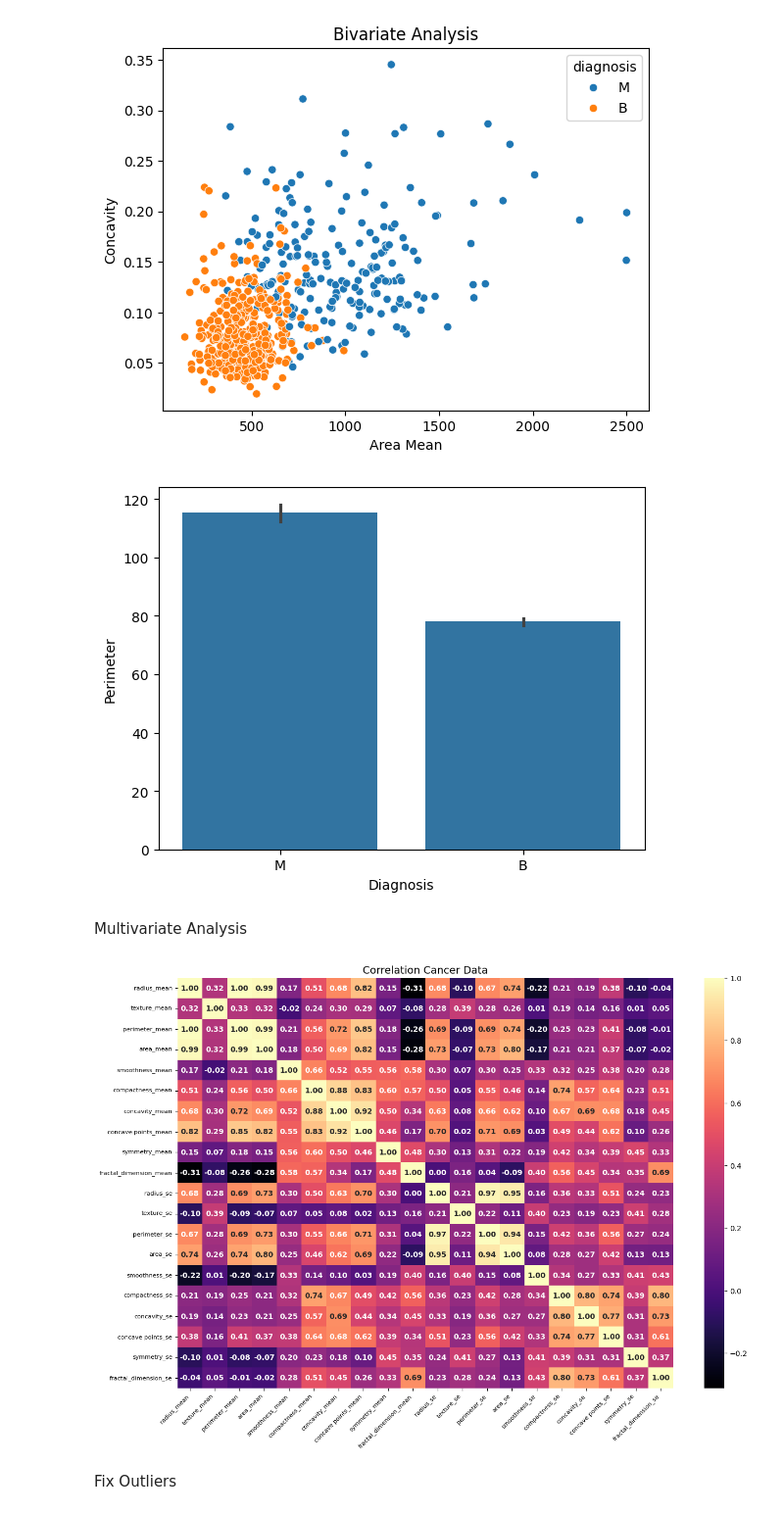
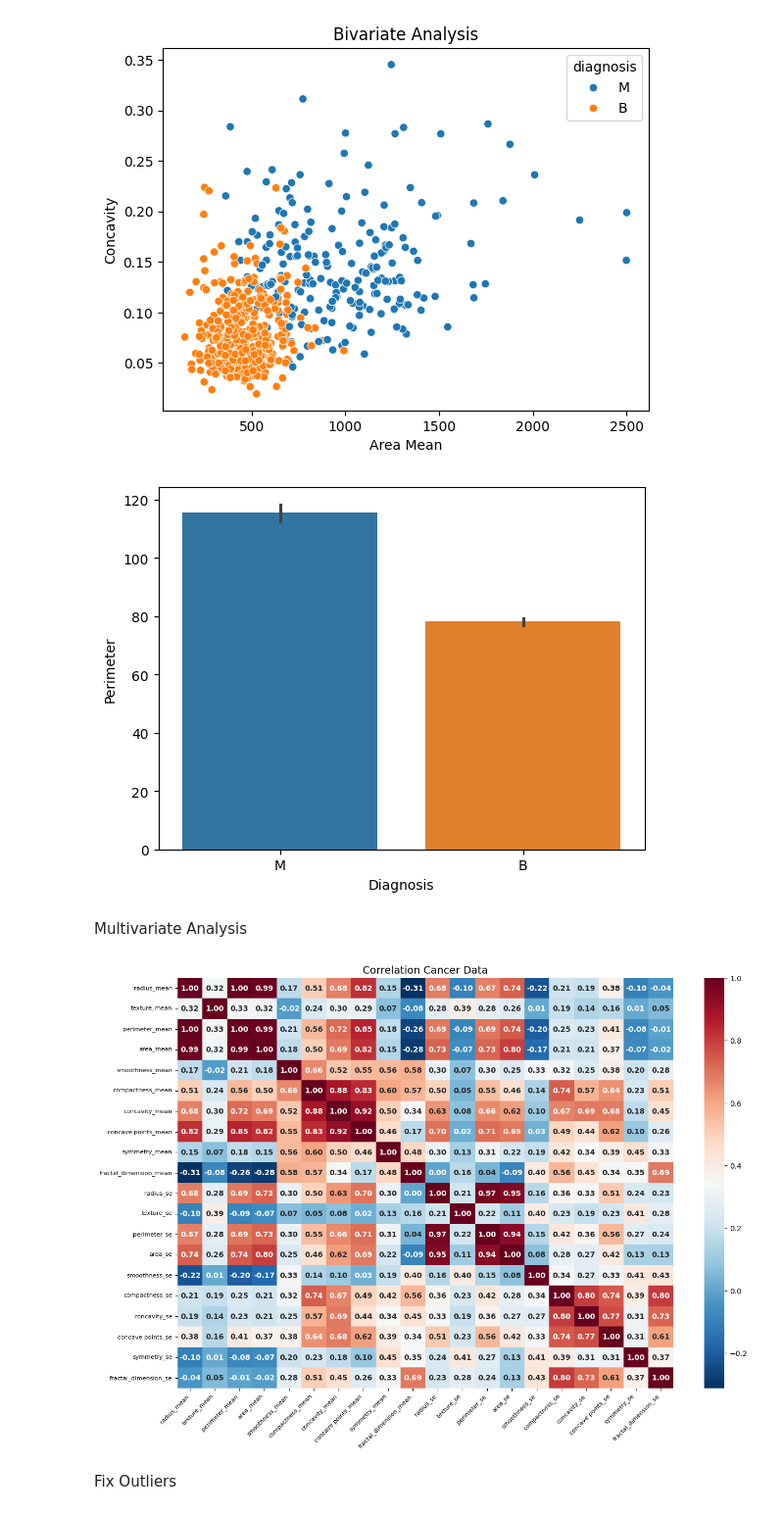
Before and after one commit to farzah14/Diagnosis-Cancer, a Jupyter notebook: knn_classifications.ipynb, the cells around one changed output. Shown at 98% size. Saved outputs shown, nothing was run; the diff lists cells and outputs as text; code cells hidden in the pictures.

```diff
--- a/knn_classifications.ipynb
+++ b/knn_classifications.ipynb
@@ -157,29 +164,29 @@ plt.show()
 # %% [output]
 [figure]
 # %%
-sns.barplot(data=df, x="diagnosis", y="perimeter_mean",)
+sns.barplot(data=df, x="diagnosis", y="perimeter_mean", palette="tab10", hue="diagnosis")
 plt.xlabel("Diagnosis")
 plt.ylabel("Perimeter")
 plt.show()
 # %% [output]
-[figure, old version]
+[figure, new version]
 # %% [markdown]
 Multivariate Analysis
 # %%
 correlation = df[numerical].corr()
 # %%
 plt.figure(figsize=(15,10))
-sns.heatmap(correlation, annot=True, fmt=".2f", cmap="magma", annot_kws={"size":10, "weight":"bold"})   # angka kecil
+sns.heatmap(correlation, annot=True, fmt=".2f", cmap="RdBu_r", annot_kws={"size":10, "weight":"bold"})   # angka kecil
 
 # Mengatur posisi/ukuran label
 plt.xticks(rotation=45, ha="right", fontsize=8)
 plt.yticks(fontsize=8)
 
 plt.title("Correlation Cancer Data", fontsize=14)
 
 plt.show()
 # %% [output]
-[figure, old version]
+[figure, new version]
 # %% [markdown]
 Fix Outliers
 # %%
```
Also changed, not shown: parts of 7 cells of this notebook.
